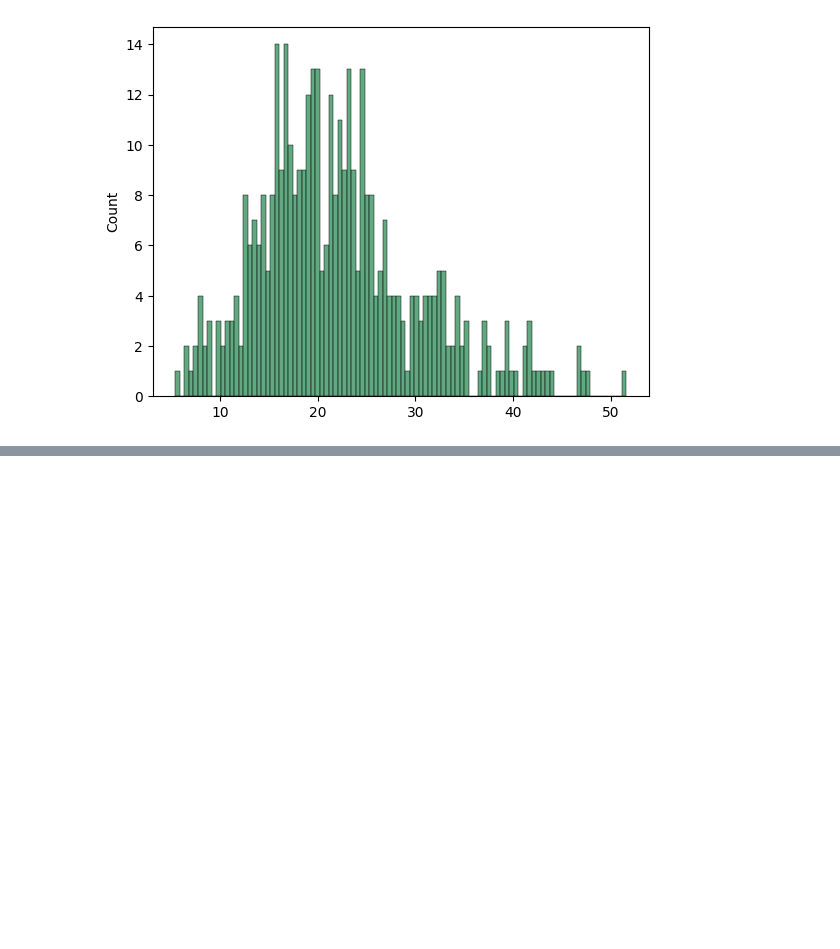
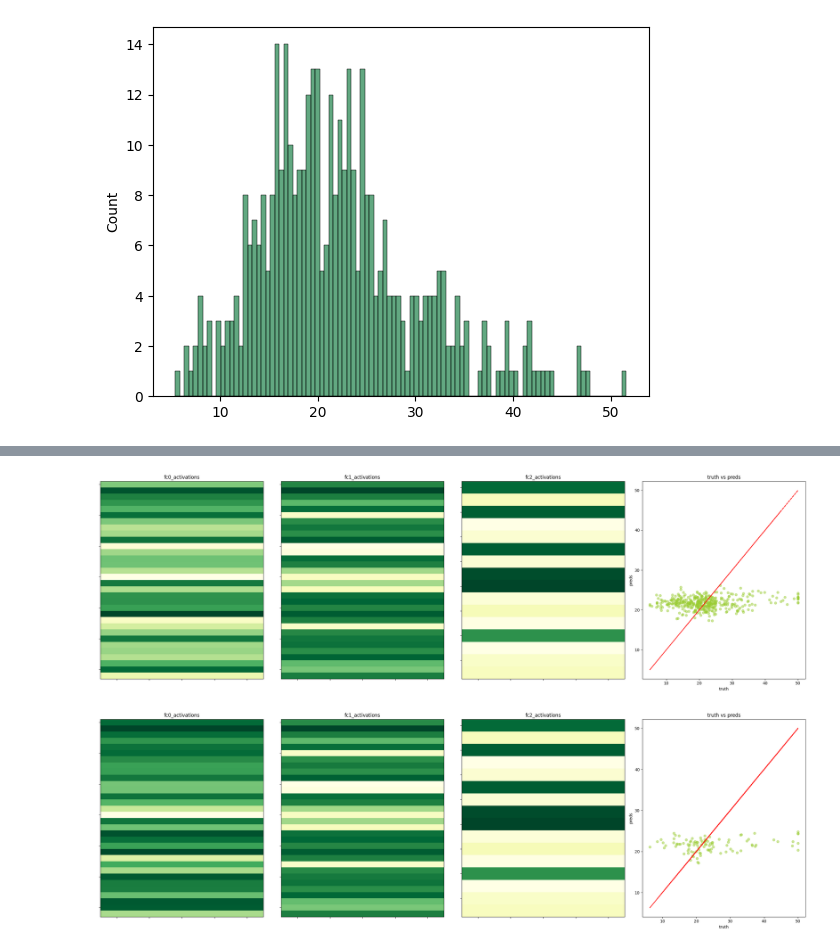
Before and after one commit to sfnsys710/tabularpytorchers, a Jupyter notebook: notebooks/boston.ipynb, the cells around one changed output, grey strips where cells are left out. Saved outputs shown, nothing was run; the diff lists cells and outputs as text; code cells hidden in the pictures; blank space fills up the shorter version.

```diff
--- a/notebooks/boston.ipynb
+++ b/notebooks/boston.ipynb
@@ -259,0 +370,13 @@ plt.show()
+# %%
+X_train_transformed_tn = torch.tensor(X_train_transformed, dtype=torch.float32)
+y_train_tn = torch.tensor(y_train, dtype=torch.float32)
+X_val_transformed_tn = torch.tensor(X_test_transformed, dtype=torch.float32)
+y_val_tn = torch.tensor(y_test.values, dtype=torch.float32)
+
+model.plot_compared_activations(
+    (X_train_transformed_tn, y_train_tn),
+    (X_val_transformed_tn, y_val_tn),
+)
+# %% [output]
+[figure, added]
+[figure, added]
```
Also changed, not shown: parts of 8 cells of this notebook.
